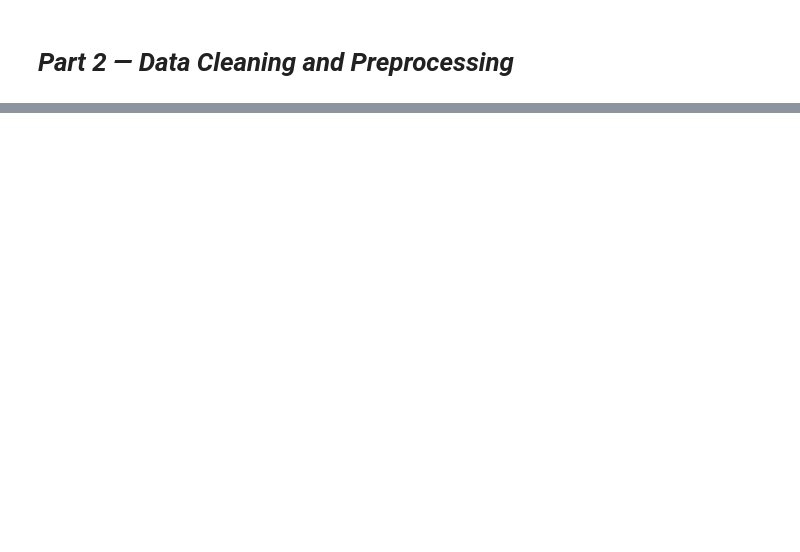
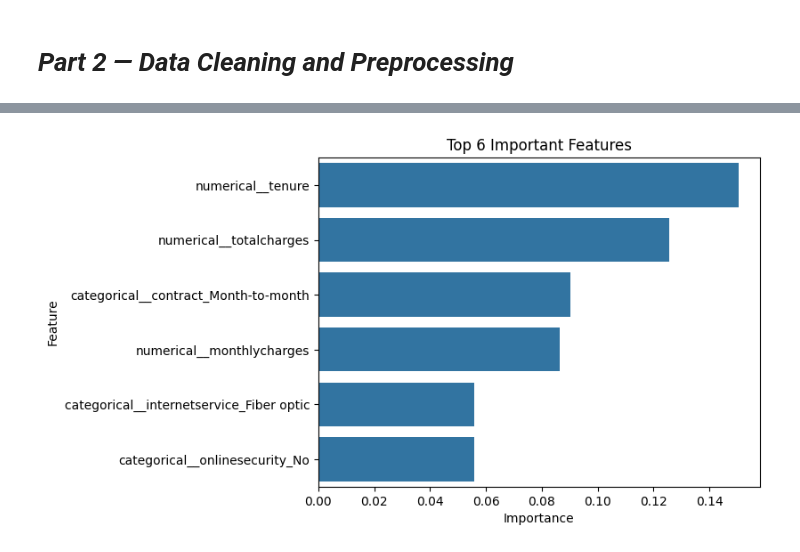
Before and after one commit to shahdelmasry12/AI-Machine-Learning, a Jupyter notebook: customer-churn-classification.ipynb, the cells around one changed output, grey strips where cells are left out. Saved outputs shown, nothing was run; the diff lists cells and outputs as text; code cells hidden in the pictures; blank space fills up the shorter version.

```diff
--- a/customer-churn-classification.ipynb
+++ b/customer-churn-classification.ipynb
@@ -290,0 +468,4 @@ plt.show()
+# %%
+# Train a Logistic Regression model
+lr_model = LogisticRegression(max_iter=1000)
+lr_model.fit(x_train_processed, y_train)
@@ -290,0 +482,3 @@ plt.show()
+# %%
+knnm=KNeighborsClassifier(n_neighbors=5)
+knnm.fit(x_train_processed,y_train)
@@ -290,0 +497,3 @@ plt.show()
+# %%
+rfm=RandomForestClassifier(n_estimators=200,random_state=42) #200 Tree
+rfm.fit(x_train_processed,y_train)
@@ -290,0 +819,18 @@ plt.show()
+# %%
+best_rf = grid_search.best_estimator_
+
+best_rf_classifier = best_rf
+
+feature_names = preprocessor.get_feature_names_out()
+
+importances = best_rf_classifier.feature_importances_
+
+feature_importance = pd.DataFrame({
+    'Feature': feature_names,
+    'Importance': importances
+}).sort_values(
+    by='Importance',
+    ascending=False
+)
+
+feature_importance.head(10)
@@ -290,0 +849,13 @@ plt.show()
+# %%
+top_6 = feature_importance.head(6)
+
+sns.barplot(
+    data=top_6,
+    x='Importance',
+    y='Feature'
+)
+
+plt.title('Top 6 Important Features')
+plt.show()
+# %% [output]
+[figure, added]
```
Also changed, not shown: parts of 47 cells of this notebook.
